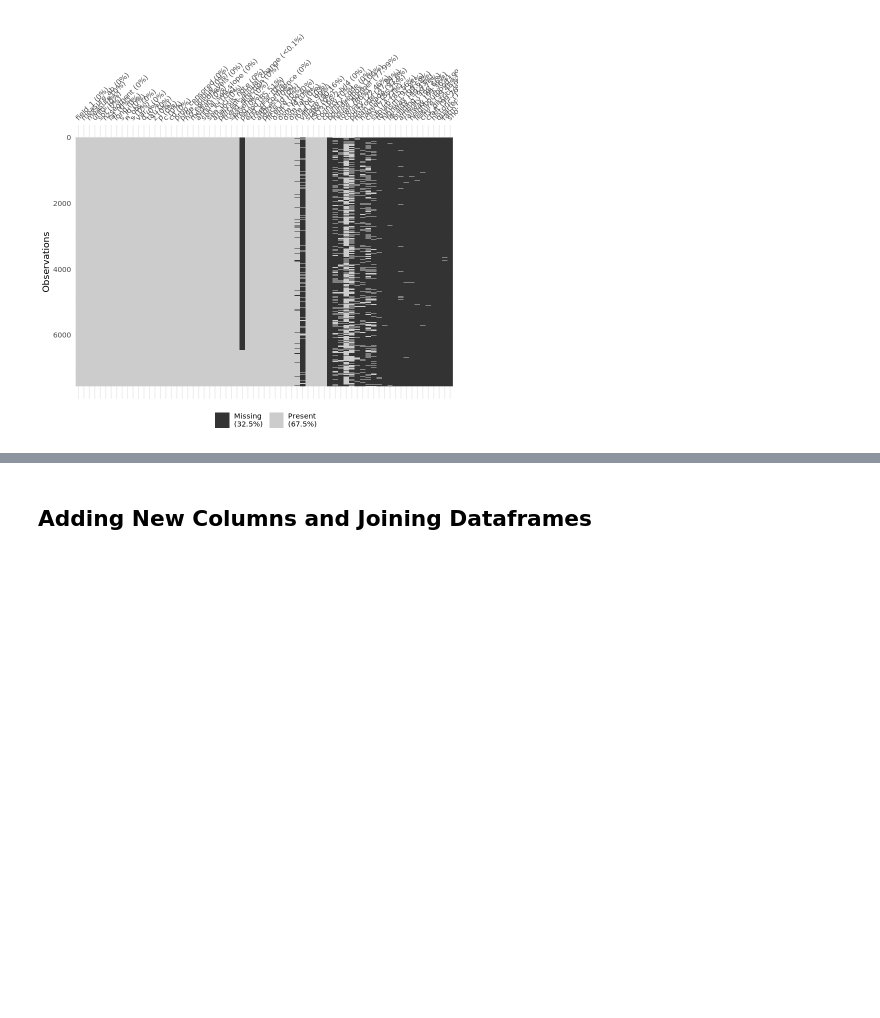
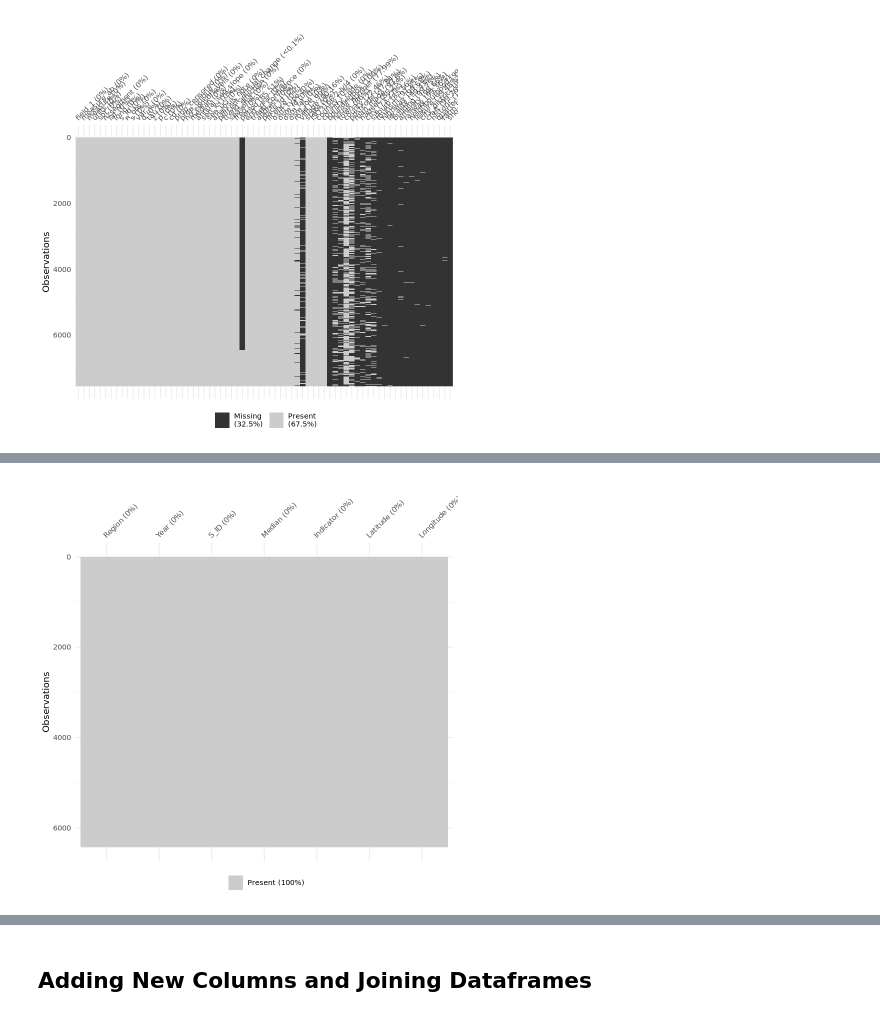
Before and after one commit to beuri97/data201_gp, a Jupyter notebook: water_quality/Water Quality.ipynb, the cells around one changed output, grey strips where cells are left out. Drawn from its saved outputs; the diff is of its cells as text; code cells hidden in the pictures; blank space fills up the shorter version.

```diff
--- a/water_quality/Water Quality.ipynb
+++ b/water_quality/Water Quality.ipynb
@@ -345,9 +376,3 @@ river_ecoli %>%
   vis_miss()
 # %% [output]
 [figure]
-# %%
-# Select and rename the columns we need.
-river_ecoli <- river_ecoli %>%
-  rename(Region = state, Year = end_year, Indicator = measure, Median = median,
-         Units = units) %>%
-  select(Region, Year, Indicator, Median, Units)
@@ -358,8 +379,10 @@ river_ecoli %>%
 # %%
-# Takes the river_ecoli group the rows by Region, Indicator, and Year then create an new data frame containing the
-# sum of the Median rounded off to 2.
-new_riverecoli <- river_ecoli %>%
-  filter(Year >= 2002, Year <= 2019) %>%
-  group_by(Region, Year, Indicator) %>%
-  summarise(Total_MedVal = round(sum(Median), 2)) %>%
-  unique()
+# Takes the river_ecoli rename the columns, standardise the indicators, select the relevant columns and rows.
+new_river_ecoli <- river_ecoli %>%
+  rename(Region = state, Year = end_year, Indicator = measure, Median = median, Units = units, S_ID = s_id,
+         Latitude = lat, Longitude = long) %>%
+  mutate(Indicator = "E.coli cfu/100ml") %>%
+  select(Region, Year, S_ID, Median, Indicator, Latitude, Longitude) %>%
+  filter(Year >= 2002, Year <= 2019)
+new_river_ecoli %>%
+    head()
@@ -366 +399,7 @@ new_riverecoli <- river_ecoli %>%
+# %%
+# Check for missing data again (NA)
+new_river_ecoli %>%
+  vis_miss()
+# %% [output]
+[figure, added]
 # %%
```
Also changed, not shown: parts of 35 cells of this notebook.
